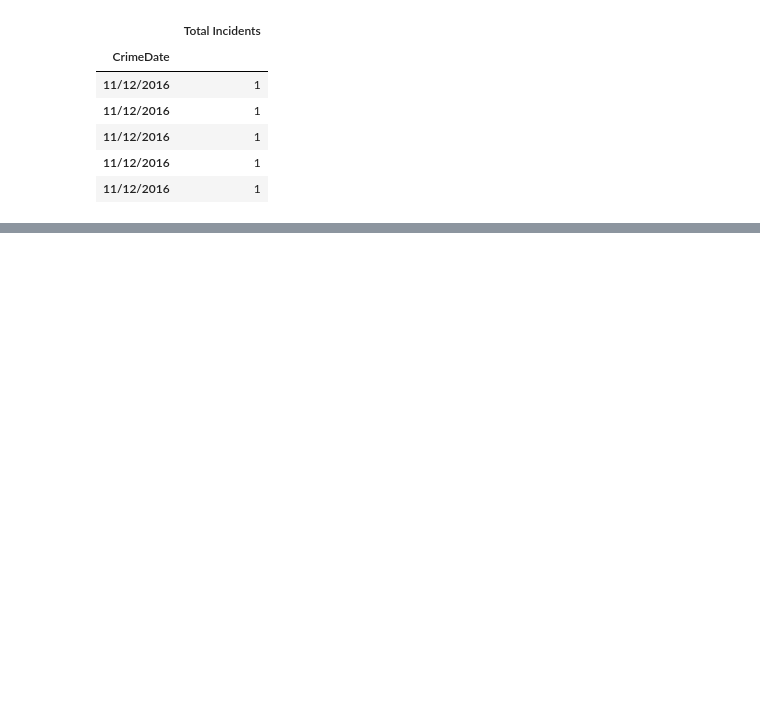
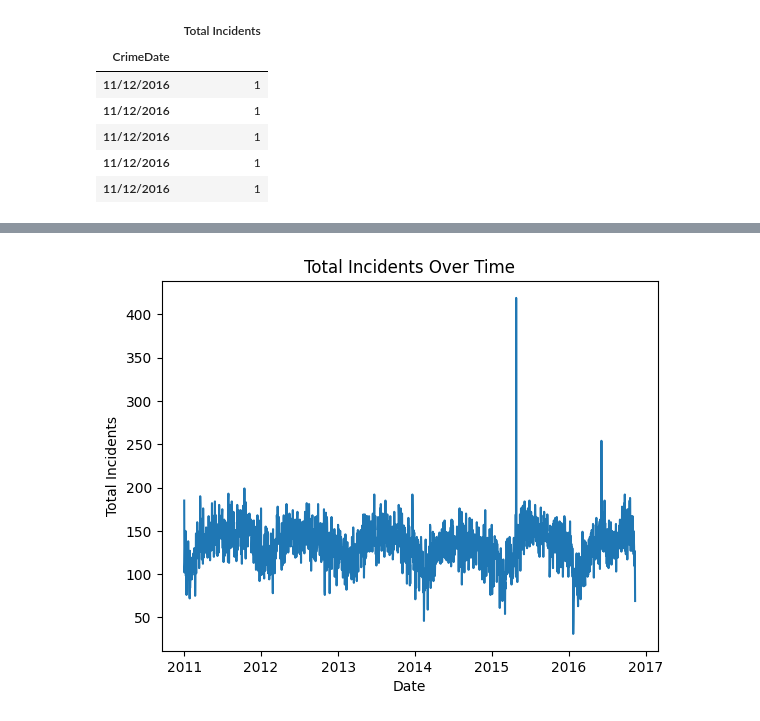
Before and after one commit to 13333333333333/India-Vix, a Jupyter notebook: Baltimore Crime Rate/src/Baltimore Crime Rate Forecast.ipynb, the cells around one changed output, grey strips where cells are left out. Cells and saved outputs as stored; diff of their text form; code cells hidden in the pictures; blank space fills up the shorter version.

```diff
--- a/Baltimore Crime Rate/src/Baltimore Crime Rate Forecast.ipynb
+++ b/Baltimore Crime Rate/src/Baltimore Crime Rate Forecast.ipynb
@@ -130,0 +66,11 @@ We can observe a decreasing trend in the 1 month horizon
+# %%
+import matplotlib.pyplot as plt
+
+# Assuming 'grouped' is a DataFrame with a datetime index and a 'Total Incidents' column
+plt.plot(grouped.index, grouped['Total Incidents'])
+plt.title('Total Incidents Over Time')
+plt.xlabel('Date')
+plt.ylabel('Total Incidents')
+plt.show()
+# %% [output]
+[figure, added]
```
Also changed, not shown: parts of 24 cells of this notebook, 3 other files.
